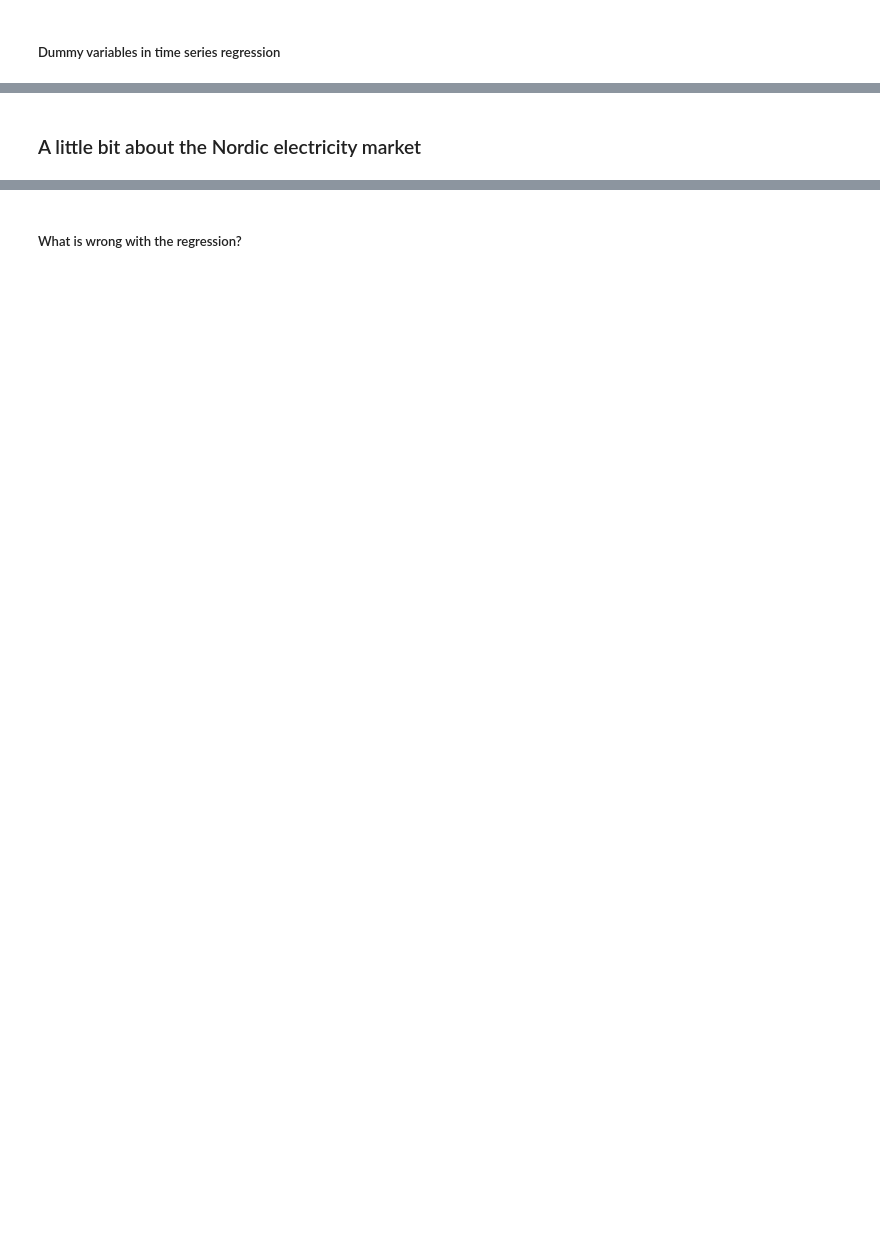
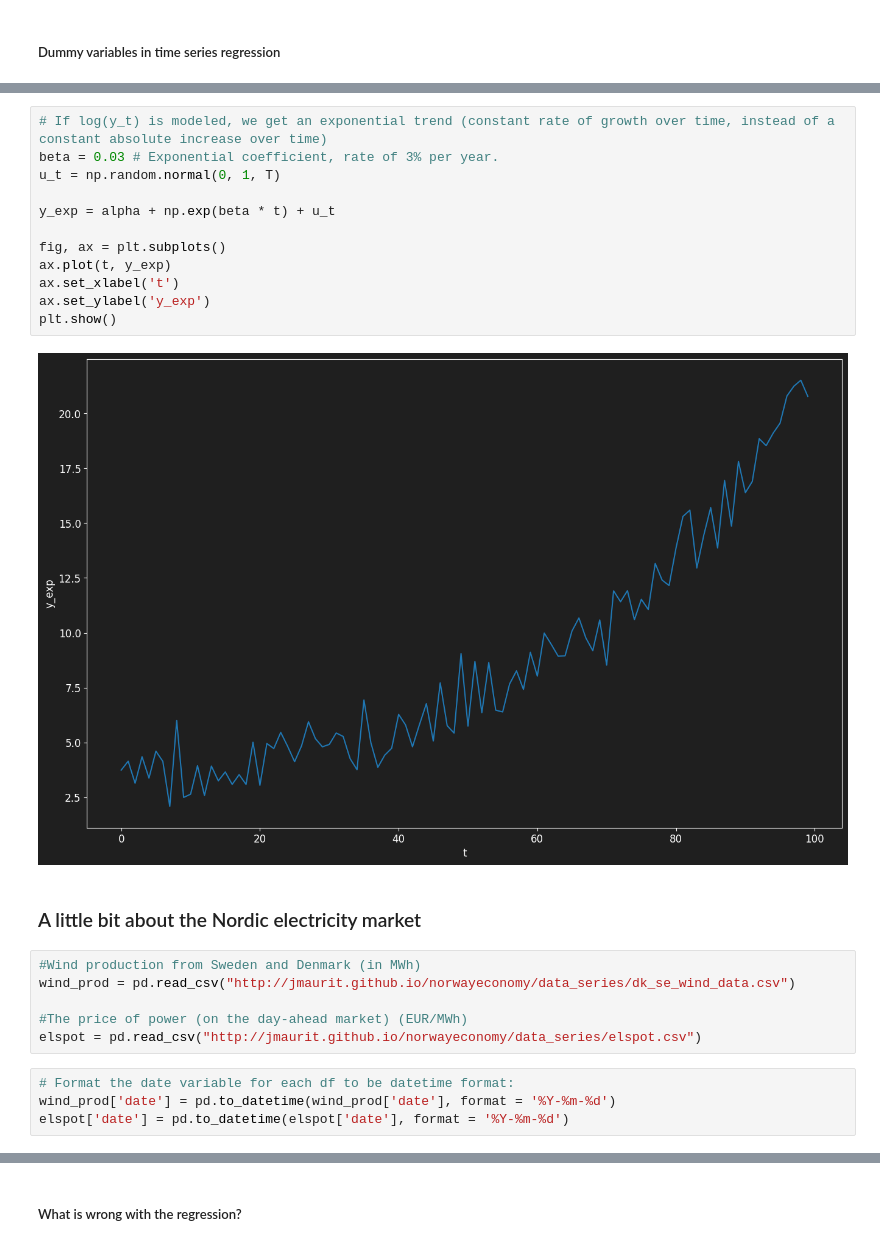
Before and after one commit to sebalexsmith/MET2010, a Jupyter notebook: Labs/Lab 13.ipynb, the cells around one changed output, grey strips where cells are left out. Drawn from its saved outputs; the diff is of its cells as text; blank space fills up the shorter version.

```diff
--- a/Labs/Lab 13.ipynb
+++ b/Labs/Lab 13.ipynb
@@ -42,2 +86,26 @@ pd.set_option('display.max_columns', None)
+# %%
+# If log(y_t) is modeled, we get an exponential trend (constant rate of growth over time, instead of a constant absolute increase over time)
+beta = 0.03 # Exponential coefficient, rate of 3% per year.
+u_t = np.random.normal(0, 1, T)
+
+y_exp = alpha + np.exp(beta * t) + u_t
+
+fig, ax = plt.subplots()
+ax.plot(t, y_exp)
+ax.set_xlabel('t')
+ax.set_ylabel('y_exp')
+plt.show()
+# %% [output]
+[figure, added]
 # %% [markdown]
 ### A little bit about the Nordic electricity market
+# %%
+#Wind production from Sweden and Denmark (in MWh)
+wind_prod = pd.read_csv("http://jmaurit.github.io/norwayeconomy/data_series/dk_se_wind_data.csv")
+
+#The price of power (on the day-ahead market) (EUR/MWh)
+elspot = pd.read_csv("http://jmaurit.github.io/norwayeconomy/data_series/elspot.csv")
+# %%
+# Format the date variable for each df to be datetime format:
+wind_prod['date'] = pd.to_datetime(wind_prod['date'], format = '%Y-%m-%d')
+elspot['date'] = pd.to_datetime(elspot['date'], format = '%Y-%m-%d')
```
Also changed, not shown: parts of 65 cells of this notebook, 1 other file.
